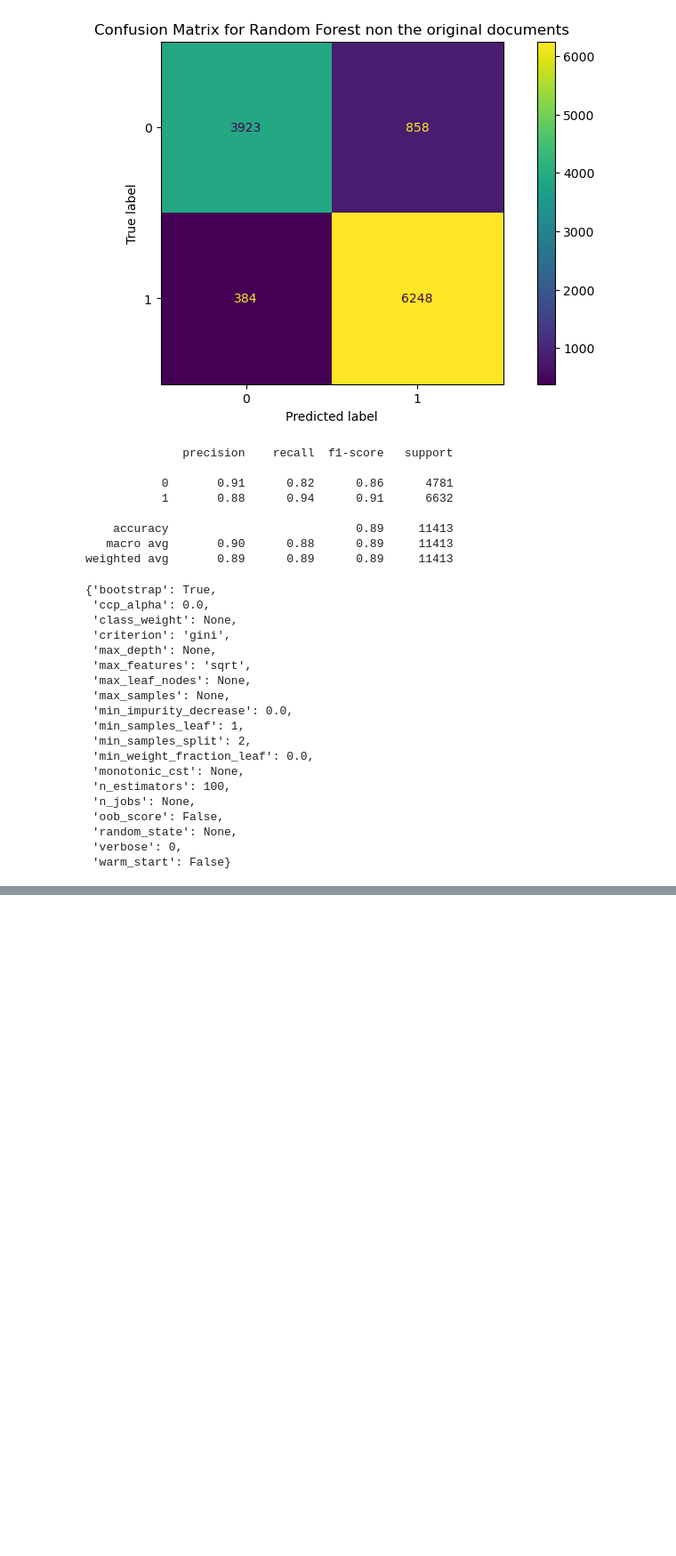
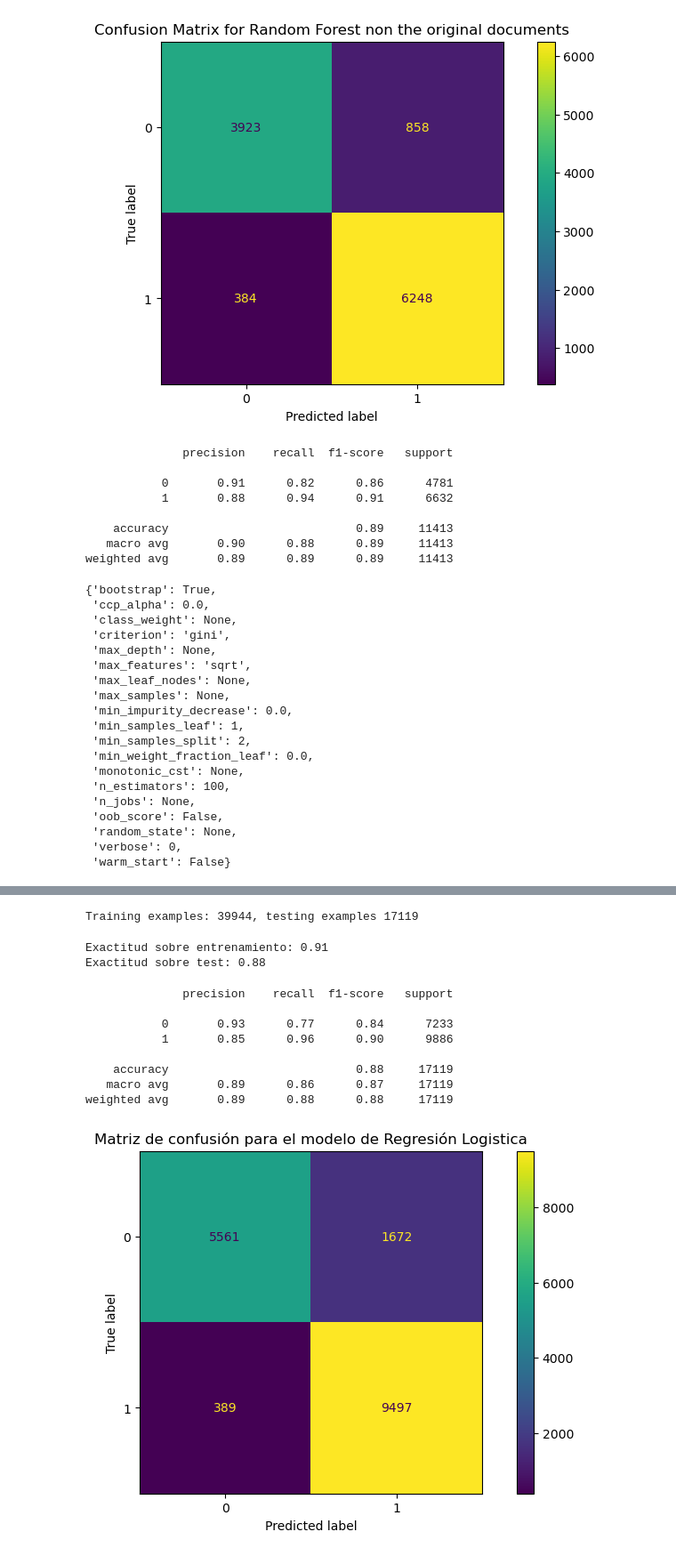
Before and after one commit to ju4ndiegos/BI, a Jupyter notebook: Proyecto/etapa1.ipynb, the cells around one changed output, grey strips where cells are left out. Shown at 89% size. Cells and saved outputs as stored; diff of their text form; code cells hidden in the pictures; blank space fills up the shorter version.

Commit message:
Implementación basica de regresión logistica

```diff
--- a/Proyecto/etapa1.ipynb
+++ b/Proyecto/etapa1.ipynb
@@ -437,0 +444,4 @@ mejor_modelo.fit(train_x, train_labels)
+# %%
+# se unen las palabras en una sola cadena
+df_reg_log['textos'] = df_reg_log['preparados'].apply(lambda x: ' '.join(map(str, x)))
+df_reg_log['textos']
@@ -437,0 +461,9 @@ mejor_modelo.fit(train_x, train_labels)
+# %%
+#Esto toma todas los textos y convierte las palabras a representaciones númericas
+#Utiliza el metodo TF-IDF: La multiplicación de la frecuencia de la palabra en un documento (TF) y el inverso de la frecuencia a traves de multiples documentos (IDF)
+
+# Create the Tf-idf vectorizer
+vectorizador_TFidf = TfidfVectorizer()
+
+
+X_tfidf = vectorizador_TFidf.fit_transform(df_reg_log['textos'])
@@ -437,0 +483,40 @@ mejor_modelo.fit(train_x, train_labels)
+# %%
+#Se crean x , y para entrenar y probar el modelo
+x, y = X_tfidf,df_reg_log['Label']
+
+
+train_set, test_set, train_labels, test_labels = train_test_split(x, y, test_size=0.3,random_state=5040)
+
+
+print(f'Training examples: {train_set.shape[0]}, testing examples {test_set.shape[0]}')
+# %% [output]
+Training examples: 39944, testing examples 17119
+# %%
+log_model = LogisticRegression(random_state=123)
+log_model.fit(train_set,train_labels)
+
+
+log_pred_train = log_model.predict(train_set)
+log_pred_test = log_model.predict(test_set)
+print('Exactitud sobre entrenamiento: %.2f' % accuracy_score(train_labels, log_pred_train))
+print('Exactitud sobre test: %.2f' % accuracy_score(test_labels, log_pred_test))
+# %% [output]
+Exactitud sobre entrenamiento: 0.91
+Exactitud sobre test: 0.88
+# %%
+fig, ax = plt.subplots(figsize=(10, 5))
+ConfusionMatrixDisplay.from_predictions(test_labels, log_pred_test, ax=ax)
+
+ax.set_title("Matriz de confusión para el modelo de Regresión Logistica")
+
+print(classification_report(test_labels, log_pred_test))
+# %% [output]
+              precision    recall  f1-score   support
+
+           0       0.93      0.77      0.84      7233
+           1       0.85      0.96      0.90      9886
+
+    accuracy                           0.88     17119
+   macro avg       0.89      0.86      0.87     17119
+weighted avg       0.89      0.88      0.88     17119
+[figure, added]
```
Also changed, not shown: parts of 10 cells of this notebook.
